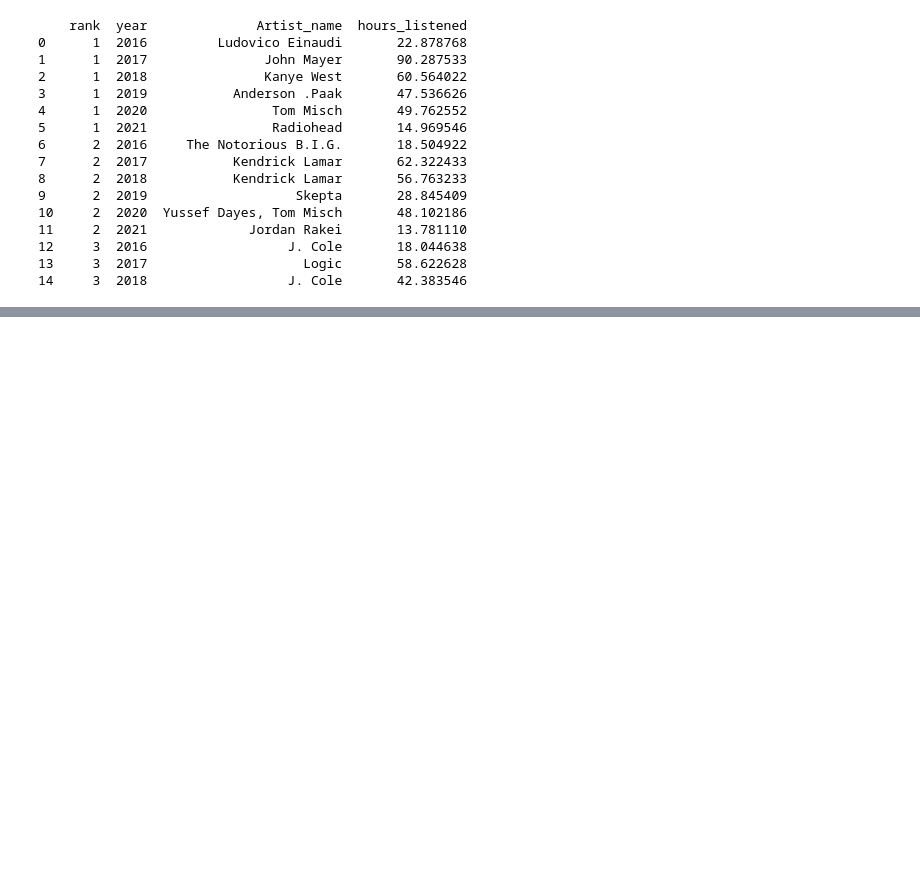
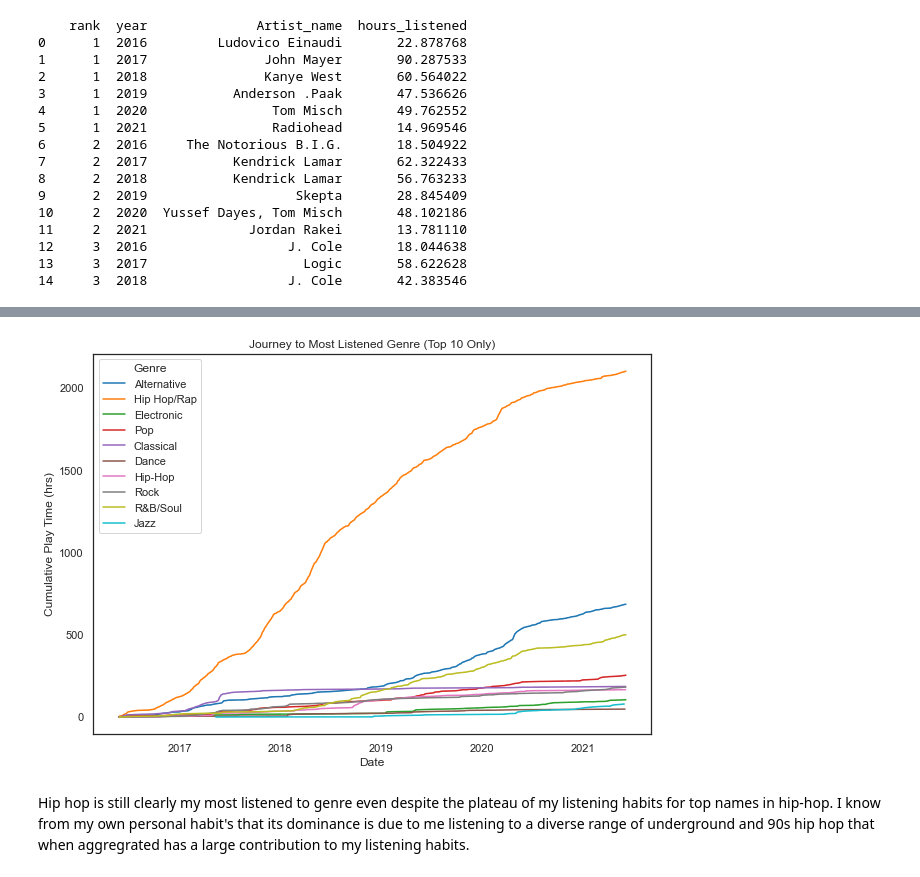
Before and after one commit to 1602077/apple_music_replay, a Jupyter notebook: apple_music_replay.ipynb, the cells around one changed output, grey strips where cells are left out. Drawn from its saved outputs; the diff is of its cells as text; code cells hidden in the pictures; blank space fills up the shorter version.

```diff
--- a/apple_music_replay.ipynb
+++ b/apple_music_replay.ipynb
@@ -227,0 +301,14 @@ pivot_table.head(25)
+# %%
+plt.figure(figsize=(12,8))
+
+sns.set_context('notebook')
+sns.set_color_codes("bright")
+sns.lineplot(x='date_of_play', y='Running_Total_Play_Time', hue='Genre', data=df)
+plt.title('Journey to Most Listened Genre (Top 10 Only)')
+plt.xlabel('Date')
+plt.ylabel('Cumulative Play Time (hrs)')
+plt.show()
+# %% [output]
+[figure, added]
+# %% [markdown]
+Hip hop is still clearly my most listened to genre even despite the plateau of my listening habits for top names in hip-hop. I know from my own personal habit's that its dominance is due to me listening to a diverse range of underground and 90s hip hop that when aggregrated has a large contribution to my listening habits.
```
Also changed, not shown: parts of 13 cells of this notebook.
